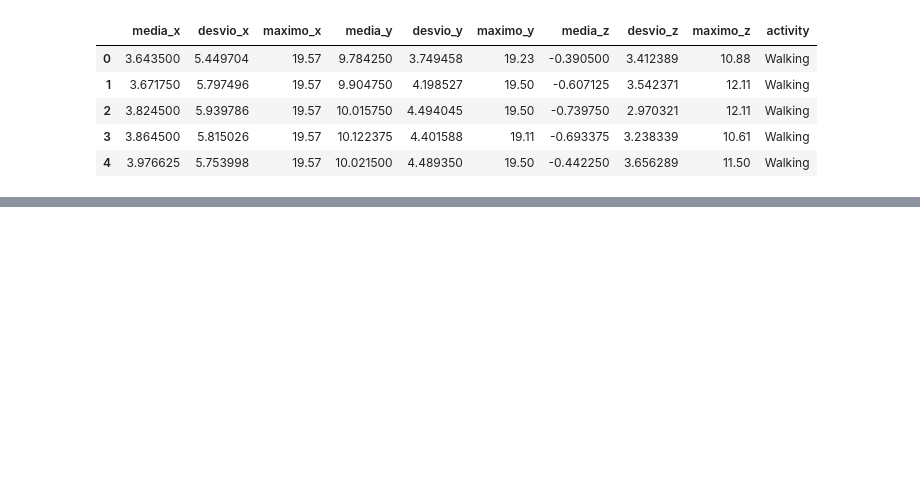
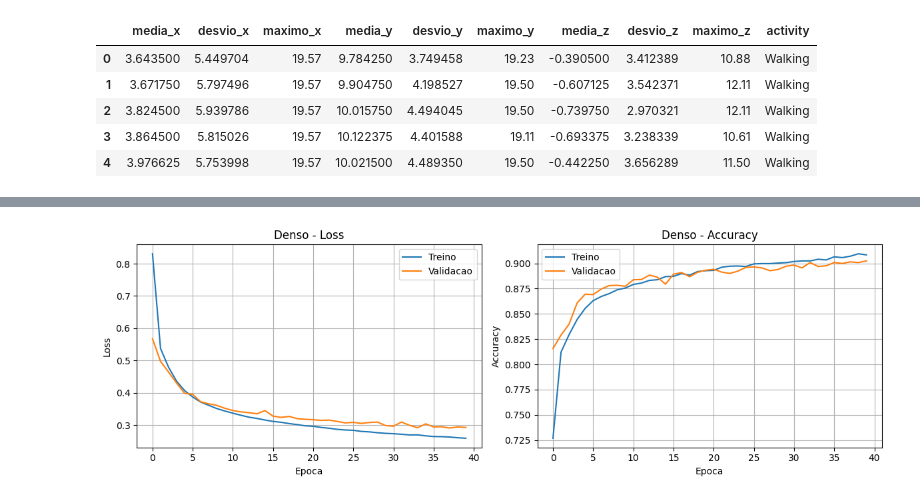
Before and after one commit to gaekware/embarcados-iot-unimar, a Jupyter notebook: entrega-final/wisdm_keras_tinyml.ipynb, the cells around one changed output, grey strips where cells are left out. Drawn from its saved outputs; the diff is of its cells as text; code cells hidden in the pictures; blank space fills up the shorter version.

```diff
--- a/entrega-final/wisdm_keras_tinyml.ipynb
+++ b/entrega-final/wisdm_keras_tinyml.ipynb
@@ -243,11 +248,19 @@ a proporção das classes nos dois conjuntos.
 # %%
-X_train, X_test, y_train, y_test = train_test_split(
-    X_features,
+indices = np.arange(len(X_features))
+
+idx_train, idx_test, y_train, y_test = train_test_split(
+    indices,
     y_encoded,
     test_size=0.2,
     random_state=42,
     stratify=y_encoded
 )
 
-print("Treino:", X_train.shape)
-print("Teste:", X_test.shape)
+X_train = X_features[idx_train]
+X_test = X_features[idx_test]
+
+X_train_win = X_windows[idx_train]
+X_test_win = X_windows[idx_test]
+
+print("Treino:", X_train.shape, "| janelas:", X_train_win.shape)
+print("Teste: ", X_test.shape, "| janelas:", X_test_win.shape)
@@ -454,0 +371,19 @@ sinal multivariado (x, y, z).
+# %%
+plt.figure(figsize=(12, 4))
+
+plt.subplot(1, 2, 1)
+plt.plot(history.history["loss"], label="Treino")
+plt.plot(history.history["val_loss"], label="Validacao")
+plt.title("Denso - Loss")
+plt.xlabel("Epoca"); plt.ylabel("Loss"); plt.grid(True); plt.legend()
+
+plt.subplot(1, 2, 2)
+plt.plot(history.history["accuracy"], label="Treino")
+plt.plot(history.history["val_accuracy"], label="Validacao")
+plt.title("Denso - Accuracy")
+plt.xlabel("Epoca"); plt.ylabel("Accuracy"); plt.grid(True); plt.legend()
+
+plt.tight_layout()
+plt.show()
+# %% [output]
+[figure, added]
```
Also changed, not shown: parts of 55 cells of this notebook.
